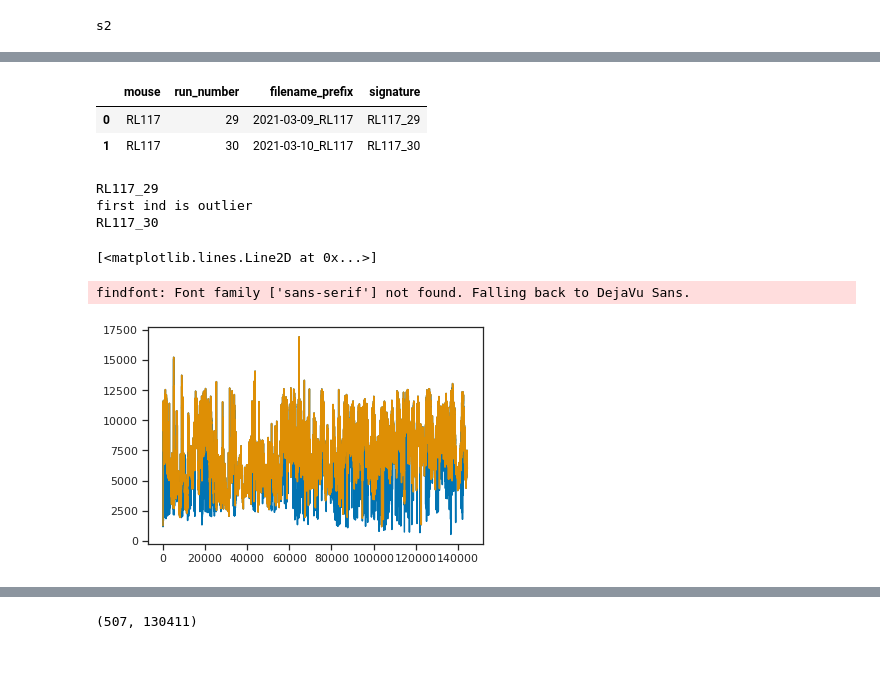
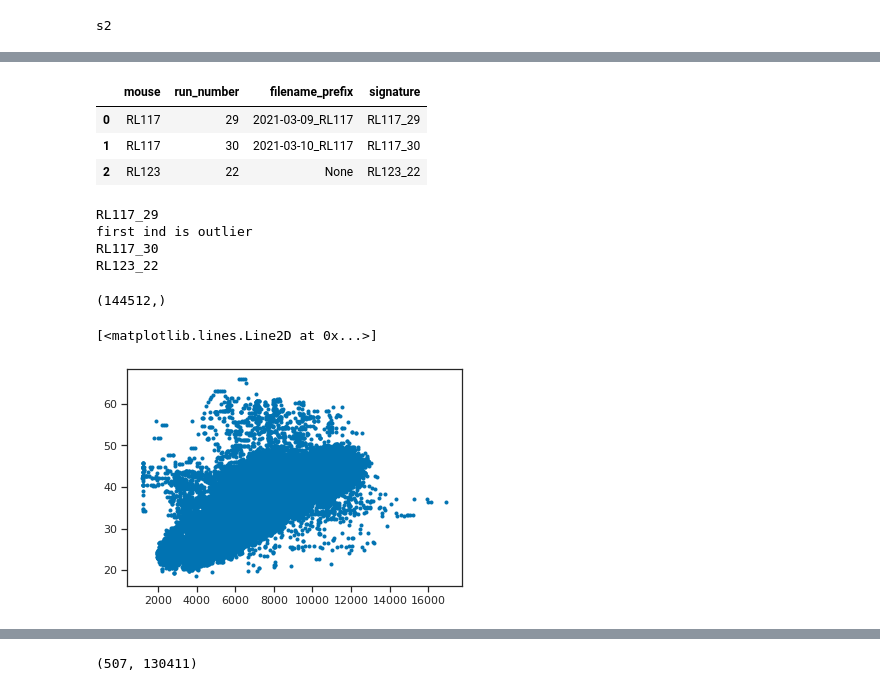
Before and after one commit to Packer-Lab/popping-off, a Jupyter notebook: notebooks/Paper Figures/Pupil analysis.ipynb, the cells around one changed output, grey strips where cells are left out. Drawn from its saved outputs; the diff is of its cells as text; code cells hidden in the pictures; blank space fills up the shorter version.

Commit message:
update pupil analysis

```diff
--- a/notebooks/Paper Figures/Pupil analysis.ipynb
+++ b/notebooks/Paper Figures/Pupil analysis.ipynb
@@ -76,14 +94,17 @@ s2
 
 # from utils.utils_funcs import d_prime
 # %%
-df_pupil_mice = pd.DataFrame({'mouse': ['RL117', 'RL117'], 'run_number': [29, 30],
-                              'filename_prefix': ['2021-03-09_RL117', '2021-03-10_RL117']})
+# df_pupil_mice = pd.DataFrame({'mouse': ['RL117', 'RL117'], 'run_number': [29, 30],
+#                               'filename_prefix': ['2021-03-09_RL117', '2021-03-10_RL117']})
+df_pupil_mice = pd.DataFrame({'mouse': ['RL117', 'RL117', 'RL123'], 'run_number': [29, 30, 22],
+                              'filename_prefix': ['2021-03-09_RL117', '2021-03-10_RL117', None]})
 df_pupil_mice['signature'] = df_pupil_mice['mouse'] + '_' + df_pupil_mice['run_number'].astype(str)
 df_pupil_mice
 # %% [output]
 |  | mouse | run_number | filename_prefix | signature |
 | 0 | RL117 | 29 | 2021-03-09_RL117 | RL117_29 |
 | 1 | RL117 | 30 | 2021-03-10_RL117 | RL117_30 |
+| 2 | RL123 | 22 | None | RL123_22 |
 # %%
 
 def consecutive(data, stepsize=1):
@@ -133,15 +154,29 @@ def load_pupil_data(df_pupil_mice, dir='/home/tplas/data/mice'):
 
     for i_sess, signature in enumerate(dict_pupil_data.keys()):
         print(signature)
-        basic_filename = os.path.join(dir, df_pupil_mice[df_pupil_mice['signature'] == signature]['filename_prefix'].iloc[0])
-        dict_pupil_data[signature]['area_array'] = np.load(basic_filename + '_AreaArray.npy')
-        dict_pupil_data[signature]['binary_score'] = np.load(basic_filename + '_BinaryScore.npy')
-        dict_pupil_data[signature]['r2_distance'] = np.load(basic_filename + '_r2Distance.npy')
-        dict_pupil_data[signature]['binary_score'] = np.concatenate((dict_pupil_data[signature]['binary_score'], np.where(np.isnan(dict_pupil_data[signature]['area_array']))[0]))
-        dict_pupil_data[signature]['binary_score'] = np.sort(np.unique(dict_pupil_data[signature]['binary_score'] ))
-        dict_pupil_data[signature]['area_array_corrected'] = handle_outliers(data_arr=dict_pupil_data[signature]['area_array'],
-                                                                            bool_good_dp=dict_pupil_data[signature]['binary_score'])
+        if signature != 'RL123_22':
+            basic_filename = os.path.join(dir, 'pupil_data_2022-11-11/', df_pupil_mice[df_pupil_mice['signature'] == signature]['filename_prefix'].iloc[0])
+            dict_pupil_data[signature]['area_array'] = np.load(basic_filename + '_AreaArray.npy')
+            dict_pupil_data[signature]['binary_score'] = np.load(basic_filename + '_BinaryScore.npy')
+            dict_pupil_data[signature]['r2_distance'] = np.load(basic_filename + '_r2Distance.npy')
+            dict_pupil_data[signature]['binary_score'] = np.concatenate((dict_pupil_data[signature]['binary_score'], np.where(np.isnan(dict_pupil_data[signature]['area_array']))[0]))
+            dict_pupil_data[signature]['binary_score'] = np.sort(np.unique(dict_pupil_data[signature]['binary_score'] ))
+            dict_pupil_data[signature]['area_array_corrected'] = handle_outliers(data_arr=dict_pupil_data[signature]['area_array'],
+                                                                                bool_good_dp=dict_pupil_data[signature]['binary_score'])
 
+        if signature == 'RL117_29':
+            new_fn = os.path.join(dir, 'pupil_data_2022-11-28/2021-03-09_RL117_pupil_2021-03-09-145620_croppedMinimallyDaskAnnotated0-12_FixedCenter65.85_allFrames_resArray.npy')
+        elif signature == 'RL117_30':
+            new_fn = os.path.join(dir, 'pupil_data_2022-11-28/2021-03-10_RL117_pupil_2021-03-10-164145_croppedMinimallyDaskAnnotated0-10_FixedCenter55.75_allFrames_resArray.npy')
+        elif signature == 'RL123_22':
+            new_fn = os.path.join(dir, 'pupil_data_2022-11-28/2021-03-10_RL123_pupil_2021-03-10-185442_croppedMinimallyDaskAnnotated0-10_FixedCenter_allFrames_resArray.npy')
+
+        res_array = np.load(new_fn, 'r')
+        a_array = res_array[:,1]
+        filtered_a_array = scipy.ndimage.median_filter(a_array, size=6)
+        dict_pupil_data[signature]['filtered_a_array'] = filtered_a_array
+        if 'area_array_corrected' in dict_pupil_data[signature].keys():
+            assert dict_pupil_data[signature]['filtered_a_array'].shape == dict_pupil_data[signature]['area_array_corrected'].shape
 
     return dict_pupil_data
 
@@ -152,12 +187,18 @@ dict_pupil_data = load_pupil_data(df_pupil_mice=df_pupil_mice)
 RL117_29
 first ind is outlier
 RL117_30
+RL123_22
+# %%
+dict_pupil_data['RL117_29']['filtered_a_array'].shape ==
+# %% [output]
+(144512,)
 # %%
 
-plt.plot(dict_pupil_data['RL117_29']['area_array'])
+# plt.plot(dict_pupil_data['RL117_29']['area_array_corrected'],
+#          dict_pupil_data['RL117_29']['area_array'], '.')
 
-plt.plot(dict_pupil_data['RL117_29']['area_array_corrected'])
+plt.plot(dict_pupil_data['RL117_29']['area_array_corrected'] ,
+         dict_pupil_data['RL117_29']['filtered_a_array'], '.')
 # %% [output]
 [<matplotlib.lines.Line2D at 0x...>]
-findfont: Font family ['sans-serif'] not found. Falling back to DejaVu Sans.
-[figure, old version]
+[figure, new version]
```
Also changed, not shown: parts of 14 cells of this notebook.
